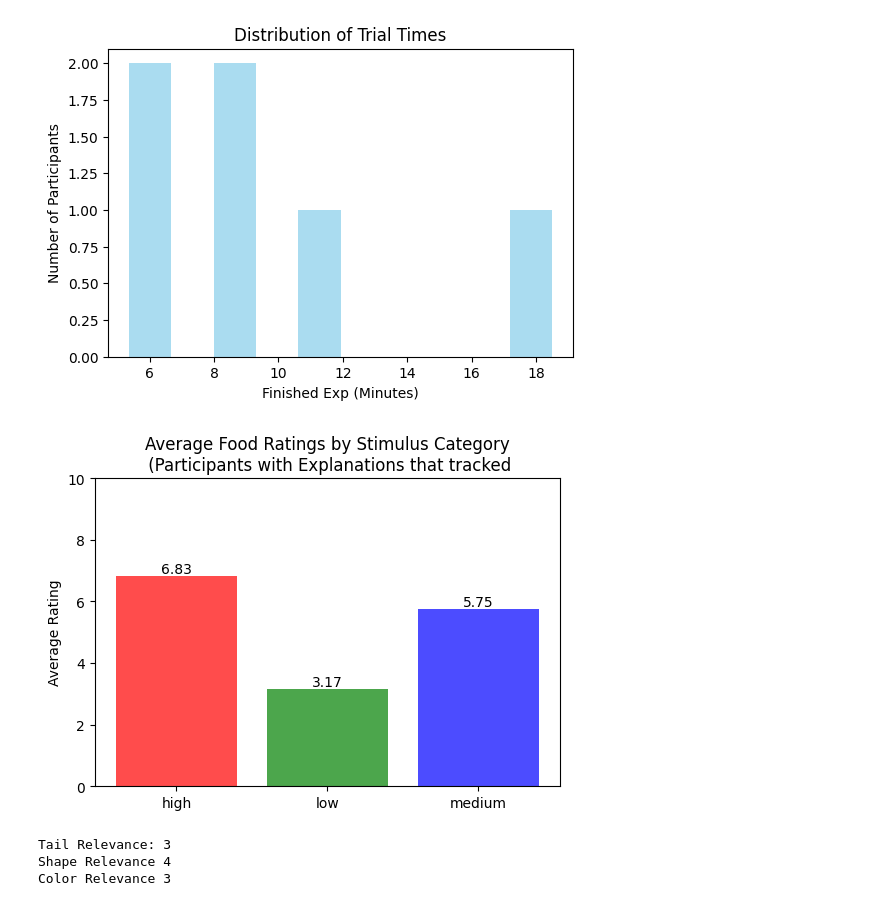
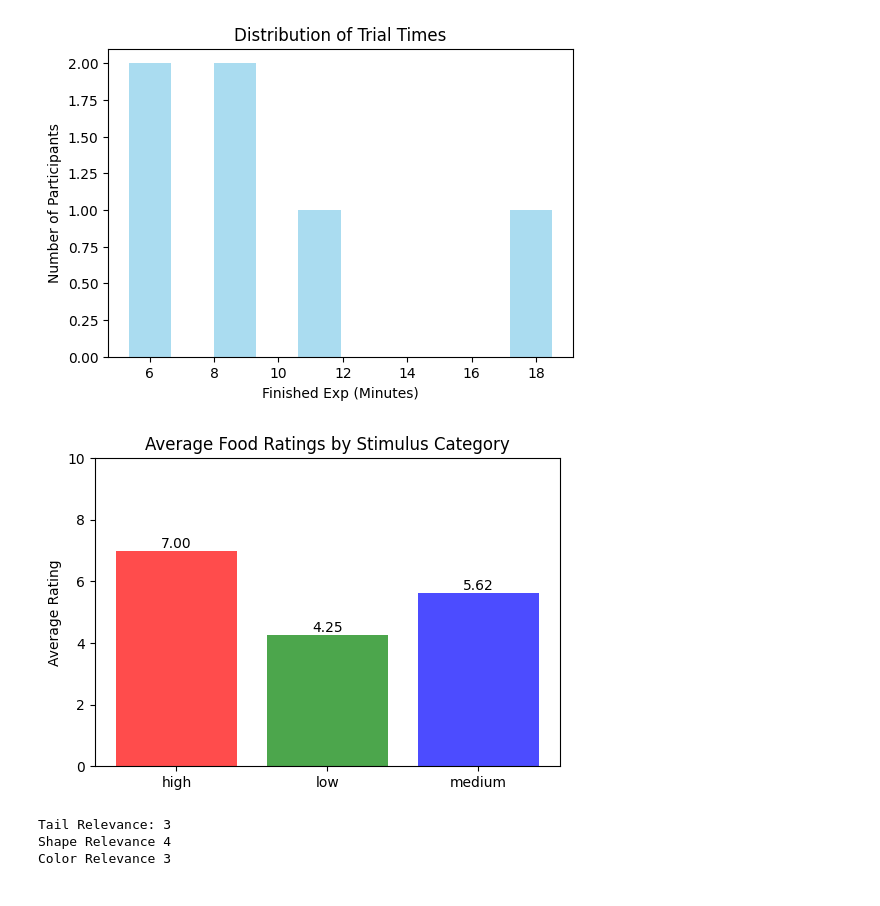
Before and after one commit to sebmonte/Prediction-Accomodation-Exp, a Jupyter notebook: Analysis/PrePilotAcc_Clean.ipynb, the cells around one changed output. Drawn from its saved outputs; the diff is of its cells as text; code cells hidden in the pictures.

```diff
--- a/Analysis/PrePilotAcc_Clean.ipynb
+++ b/Analysis/PrePilotAcc_Clean.ipynb
@@ -20,6 +20,8 @@ def extract_basic_info(csv_path):
 
     # Feedback
     feedback = df['feedback_text.text'].dropna().tolist()
+    #Actual food needed
+    food_amount = df['food_amount'].dropna().tolist()
 
     # Trial stop time
     isi_values = df['ISI.stopped'].dropna().tolist()
@@ -29,6 +31,7 @@ def extract_basic_info(csv_path):
     images = [img.split('/')[-1].replace('.png','') for img in images_row['images_list'].split(',')]
     ratings = [float(r) for r in ratings_row['sliderRatings'].strip('[]').split(',')]
     categories =  [label_category(stim.split('_')[0], stim.split('_')[2]) for stim in images]
+    condition = images_row['condition'] if images_row is not None and 'condition' in images_row else np.nan
 
     # Slider responses
     columns_to_extract = [
@@ -57,16 +60,19 @@ def extract_basic_info(csv_path):
         'participant': os.path.basename(csv_path)[:3],
         'free_texts': free_texts,
         'feedback': feedback,
+        'food_amount': food_amount,
         'trial_stop_time': trial_stop_time,
         'image_order': images,
         'ratings': ratings,
-        'categories': categories
+        'categories': categories,
+        'conditionOrder': condition
     }
     result.update(slider_responses)
     return result
 
 topdir = '/Users/sm6511/Desktop/Prediction-Accomodation-Exp'
-datadir = os.path.join(topdir, 'data')
+datadir = os.path.join(topdir, 'data/Accomodate')
+cleaneddir = os.path.join(topdir, 'data/Cleaned')
 all_participants = []
 
 for fname in os.listdir(datadir):
@@ -81,5 +87,6 @@ for fname in os.listdir(datadir):
 
 
 df_all = pd.DataFrame(all_participants)
+df_all.to_csv(os.path.join(cleaneddir, 'PrePilotAccomodate.csv'), index=False)
 print(df_all)
 # %% [output]
@@ -127,35 +152,36 @@ def AverageFoodCalclator(participants_to_use):
     df_subset = df_all[df_all['participant'].isin(participants_to_use)]
     all_trials = []
     for i in df_subset['participant']:
         trial_order = df_subset[df_subset['participant'] == i]['image_order'].iloc[0]
         ratings = df_subset[df_subset['participant'] == i]['ratings'].iloc[0]
         categories = df_subset[df_subset['participant'] == i]['categories'].iloc[0]
 
         df_participant = pd.DataFrame({
             'participant': i,
             'trial_order': trial_order,
             'ratings': ratings,
             'categories': categories
         })
         all_trials.append(df_participant)
     df_average = pd.concat(all_trials, ignore_index=True)
     avg_ratings = df_average.groupby('categories')['ratings'].mean()
     return avg_ratings
 
 participants_to_use = df_all['participant'].tolist()
-participants_to_use = ['002', '003', '004']
+#participants_to_use = ['002', '003', '004']
 avg_ratings = AverageFoodCalclator(participants_to_use)
 
 plt.figure(figsize=(6,4))
 bars = plt.bar(avg_ratings.index, avg_ratings.values, color=['red','green','blue'], alpha=0.7)
 for bar in bars:
     plt.text(bar.get_x() + bar.get_width()/2, bar.get_height() + 0.1,
              f"{bar.get_height():.2f}", ha='center')
 plt.ylabel('Average Rating')
-plt.title('Average Food Ratings by Stimulus Category\n (Participants with Explanations that tracked')
+#plt.title('Average Food Ratings by Stimulus Category\n (Participants with Explanations that tracked')
+plt.title('Average Food Ratings by Stimulus Category')
 plt.ylim(0, 10)
-plt.savefig('PrePilotPlots/FoodRatings.png')
+plt.savefig('PrePilotPlots/FoodRatingsAcc.png')
 plt.show()
 # %% [output]
-[figure, old version]
+[figure, new version]
 # %%
```
Also changed, not shown: parts of 3 cells of this notebook, 38 other files.
